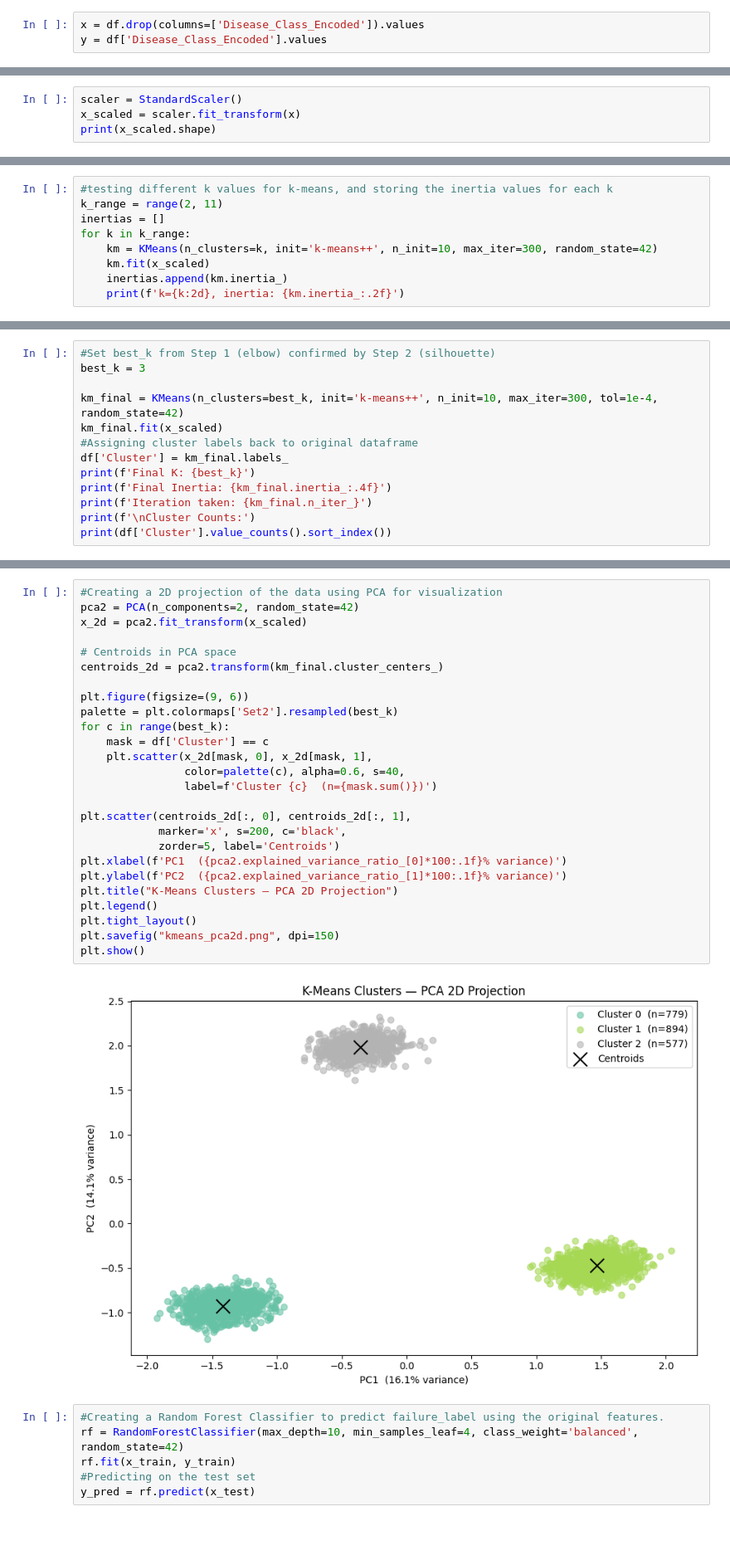
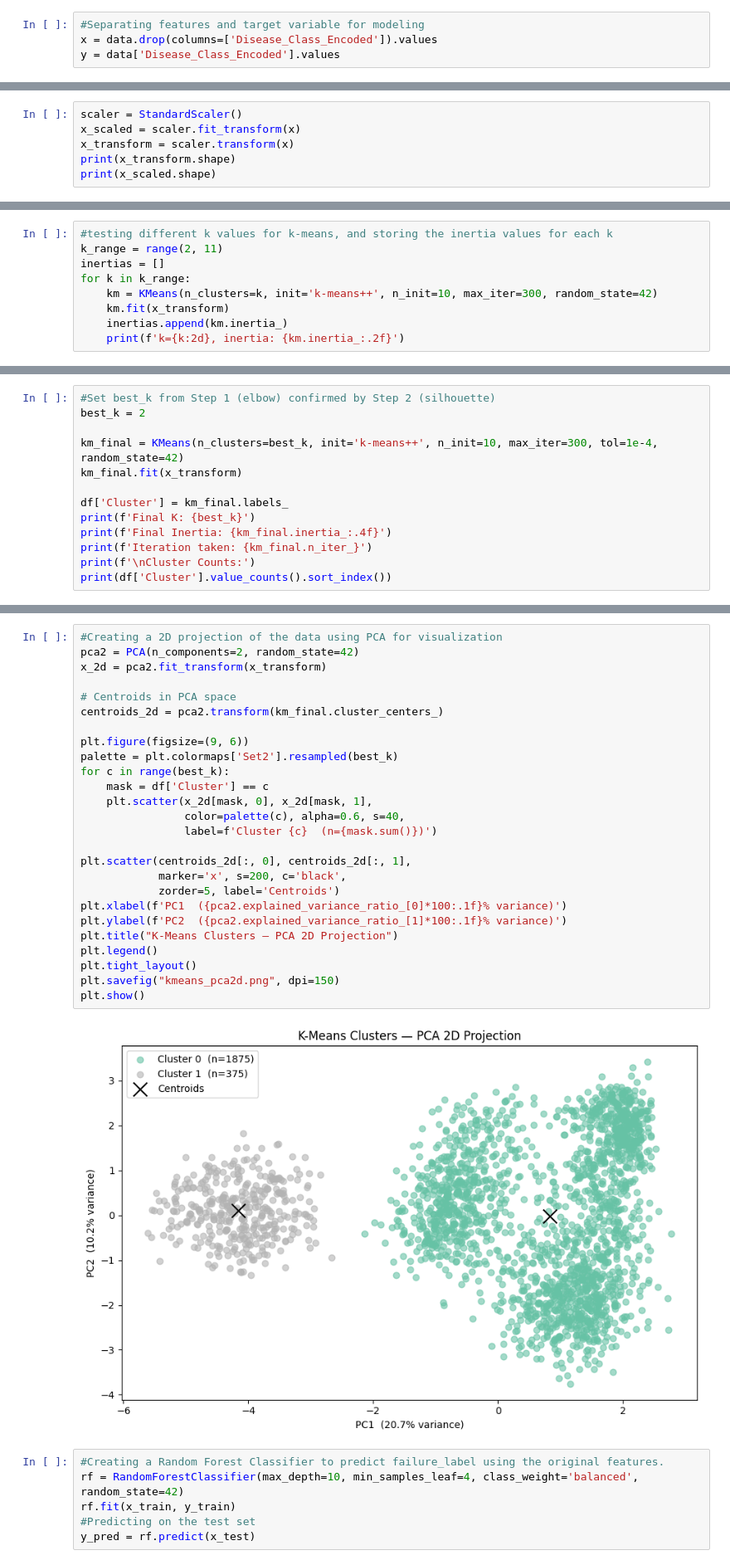
Before and after one commit to SunSpot-Tech/ML-JOURNEY, a Jupyter notebook: Mine/Agric.ipynb, the cells around one changed output, grey strips where cells are left out. Shown at 83% size. Drawn from its saved outputs; the diff is of its cells as text; blank space fills up the shorter version.

```diff
--- a/Mine/Agric.ipynb
+++ b/Mine/Agric.ipynb
@@ -311,6 +201,7 @@ Disease_Class_Encoded            337           14.98        -0.50         3.50
 # %%
-x = df.drop(columns=['Disease_Class_Encoded']).values
-y = df['Disease_Class_Encoded'].values
+#Separating features and target variable for modeling
+x = data.drop(columns=['Disease_Class_Encoded']).values
+y = data['Disease_Class_Encoded'].values
 # %%
 print(x)
 print(y)
@@ -337,5 +245,7 @@ Test labels shape: (450,)
 # %%
 scaler = StandardScaler()
 x_scaled = scaler.fit_transform(x)
+x_transform = scaler.transform(x)
+print(x_transform.shape)
 print(x_scaled.shape)
 # %% [output]
@@ -346,7 +257,7 @@ k_range = range(2, 11)
 inertias = []
 for k in k_range:
     km = KMeans(n_clusters=k, init='k-means++', n_init=10, max_iter=300, random_state=42)
-    km.fit(x_scaled)
+    km.fit(x_transform)
     inertias.append(km.inertia_)
     print(f'k={k:2d}, inertia: {km.inertia_:.2f}')
 # %% [output]
@@ -416,10 +327,10 @@ plt.show()
 # %%
 #Set best_k from Step 1 (elbow) confirmed by Step 2 (silhouette)
-best_k = 3
+best_k = 2
 
 km_final = KMeans(n_clusters=best_k, init='k-means++', n_init=10, max_iter=300, tol=1e-4, random_state=42)
-km_final.fit(x_scaled)
-#Assigning cluster labels back to original dataframe
+km_final.fit(x_transform)
+
 df['Cluster'] = km_final.labels_
 print(f'Final K: {best_k}')
 print(f'Final Inertia: {km_final.inertia_:.4f}')
@@ -440,31 +350,31 @@ Name: count, dtype: int64
 # %%
 #Creating a 2D projection of the data using PCA for visualization
 pca2 = PCA(n_components=2, random_state=42)
-x_2d = pca2.fit_transform(x_scaled)
+x_2d = pca2.fit_transform(x_transform)
 
 # Centroids in PCA space
 centroids_2d = pca2.transform(km_final.cluster_centers_)
 
 plt.figure(figsize=(9, 6))
 palette = plt.colormaps['Set2'].resampled(best_k)
 for c in range(best_k):
     mask = df['Cluster'] == c
     plt.scatter(x_2d[mask, 0], x_2d[mask, 1],
                 color=palette(c), alpha=0.6, s=40,
                 label=f'Cluster {c}  (n={mask.sum()})')
 
 plt.scatter(centroids_2d[:, 0], centroids_2d[:, 1],
             marker='x', s=200, c='black',
             zorder=5, label='Centroids')
 plt.xlabel(f'PC1  ({pca2.explained_variance_ratio_[0]*100:.1f}% variance)')
 plt.ylabel(f'PC2  ({pca2.explained_variance_ratio_[1]*100:.1f}% variance)')
 plt.title("K-Means Clusters — PCA 2D Projection")
 plt.legend()
 plt.tight_layout()
 plt.savefig("kmeans_pca2d.png", dpi=150)
 plt.show()
 # %% [output]
-[figure, old version]
+[figure, new version]
 # %%
 #Creating a Random Forest Classifier to predict failure_label using the original features.
 rf = RandomForestClassifier(max_depth=10, min_samples_leaf=4, class_weight='balanced', random_state=42)
```
Also changed, not shown: parts of 37 cells of this notebook, 57 other files.
